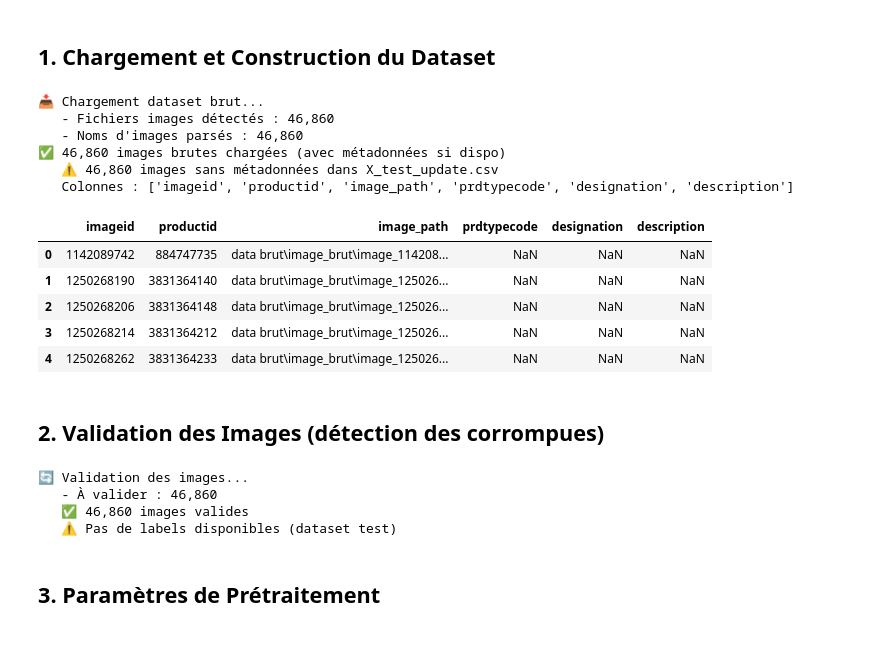
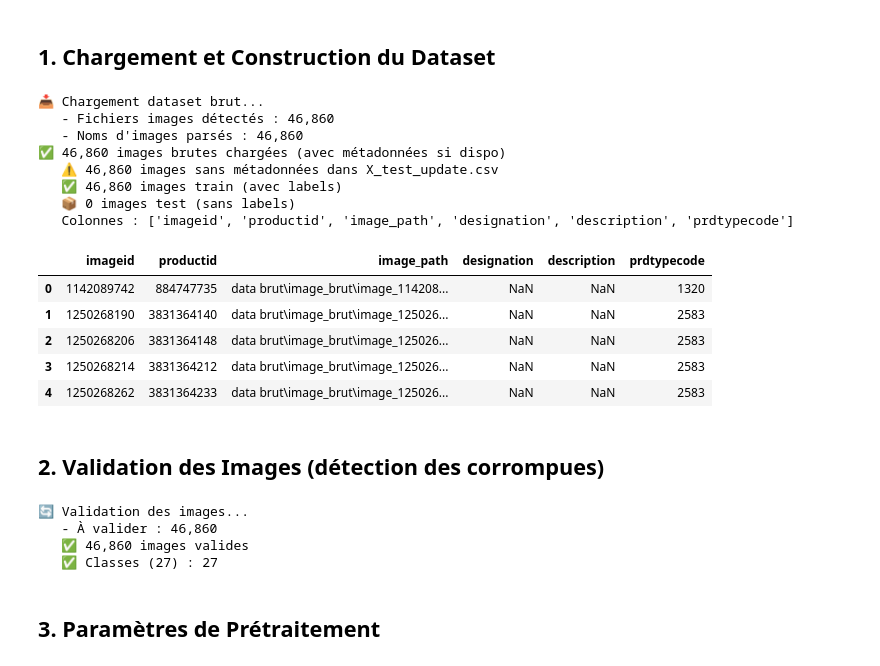
Before and after one commit to Zhrii/Datascientest_projets, a Jupyter notebook: notebooks/08_image_traitement_donnees.ipynb, the cells around one changed output. Saved outputs shown, nothing was run; the diff lists cells and outputs as text; code cells hidden in the pictures.

```diff
--- a/notebooks/08_image_traitement_donnees.ipynb
+++ b/notebooks/08_image_traitement_donnees.ipynb
@@ -111,40 +111,60 @@ else:
                     'imageid': imageid,
                     'productid': productid,
                     'image_path': path_str,
                 })
         except (ValueError, IndexError):
             pass
 
     image_df = pd.DataFrame(image_data)
     image_df['prdtypecode'] = np.nan
     print(f"   - Noms d'images parsés : {len(image_df):,}")
 
     x_test_path = DATA_BRUT / 'X_test_update.csv'
     if x_test_path.exists():
         X_test = pd.read_csv(x_test_path, index_col=0)
         image_df = image_df.merge(X_test, on=['imageid', 'productid'], how='left')
         print(f"✅ {len(image_df):,} images brutes chargées (avec métadonnées si dispo)")
         missing_meta = image_df['designation'].isna().sum() if 'designation' in image_df.columns else 0
         if missing_meta > 0:
             print(f"   ⚠️ {missing_meta:,} images sans métadonnées dans X_test_update.csv")
     else:
         print(f"✅ {len(image_df):,} images brutes chargées (sans métadonnées)")
 
+# Joindre les labels train (Y_train) pour les images d'entrainement
+y_train_path = DATA_BRUT / 'Y_train.csv'
+x_train_path = DATA_BRUT / 'X_train_update.csv'
+if y_train_path.exists() and x_train_path.exists():
+    X_tr = pd.read_csv(x_train_path, index_col=0)
+    Y_tr = pd.read_csv(y_train_path, index_col=0)
+    train_labels = X_tr[['productid', 'imageid']].copy()
+    train_labels['prdtypecode'] = Y_tr['prdtypecode'].values
+    image_df = image_df.drop(columns=['prdtypecode'], errors='ignore')
+    image_df = image_df.merge(
+        train_labels[['productid', 'imageid', 'prdtypecode']],
+        on=['productid', 'imageid'], how='left'
+    )
+    n_with_label = image_df['prdtypecode'].notna().sum()
+    n_without = image_df['prdtypecode'].isna().sum()
+    print(f"   ✅ {n_with_label:,} images train (avec labels)")
+    print(f"   📦 {n_without:,} images test (sans labels)")
+
 print(f"   Colonnes : {list(image_df.columns)}")
 image_df.head()
 # %% [output]
 📥 Chargement dataset brut...
    - Fichiers images détectés : 46,860
    - Noms d'images parsés : 46,860
 ✅ 46,860 images brutes chargées (avec métadonnées si dispo)
    ⚠️ 46,860 images sans métadonnées dans X_test_update.csv
-   Colonnes : ['imageid', 'productid', 'image_path', 'prdtypecode', 'designation', 'description']
+   ✅ 46,860 images train (avec labels)
+   📦 0 images test (sans labels)
+   Colonnes : ['imageid', 'productid', 'image_path', 'designation', 'description', 'prdtypecode']
-|  | imageid | productid | image_path | prdtypecode | designation | description |
-| 0 | 1142089742 | 884747735 | data brut\image_brut\image_114208... | NaN | NaN | NaN |
-| 1 | 1250268190 | 3831364140 | data brut\image_brut\image_125026... | NaN | NaN | NaN |
-| 2 | 1250268206 | 3831364148 | data brut\image_brut\image_125026... | NaN | NaN | NaN |
-| 3 | 1250268214 | 3831364212 | data brut\image_brut\image_125026... | NaN | NaN | NaN |
-| 4 | 1250268262 | 3831364233 | data brut\image_brut\image_125026... | NaN | NaN | NaN |
+|  | imageid | productid | image_path | designation | description | prdtypecode |
+| 0 | 1142089742 | 884747735 | data brut\image_brut\image_114208... | NaN | NaN | 1320 |
+| 1 | 1250268190 | 3831364140 | data brut\image_brut\image_125026... | NaN | NaN | 2583 |
+| 2 | 1250268206 | 3831364148 | data brut\image_brut\image_125026... | NaN | NaN | 2583 |
+| 3 | 1250268214 | 3831364212 | data brut\image_brut\image_125026... | NaN | NaN | 2583 |
+| 4 | 1250268262 | 3831364233 | data brut\image_brut\image_125026... | NaN | NaN | 2583 |
 # %% [markdown]
 ## 2. Validation des Images (détection des corrompues)
 # %%
@@ -183,7 +203,7 @@ else:
 🔄 Validation des images...
    - À valider : 46,860
    ✅ 46,860 images valides
-   ⚠️ Pas de labels disponibles (dataset test)
+   ✅ Classes (27) : 27
 # %% [markdown]
 ## 3. Paramètres de Prétraitement
 # %%
```
Also changed, not shown: parts of 3 cells of this notebook, 7 other files.
